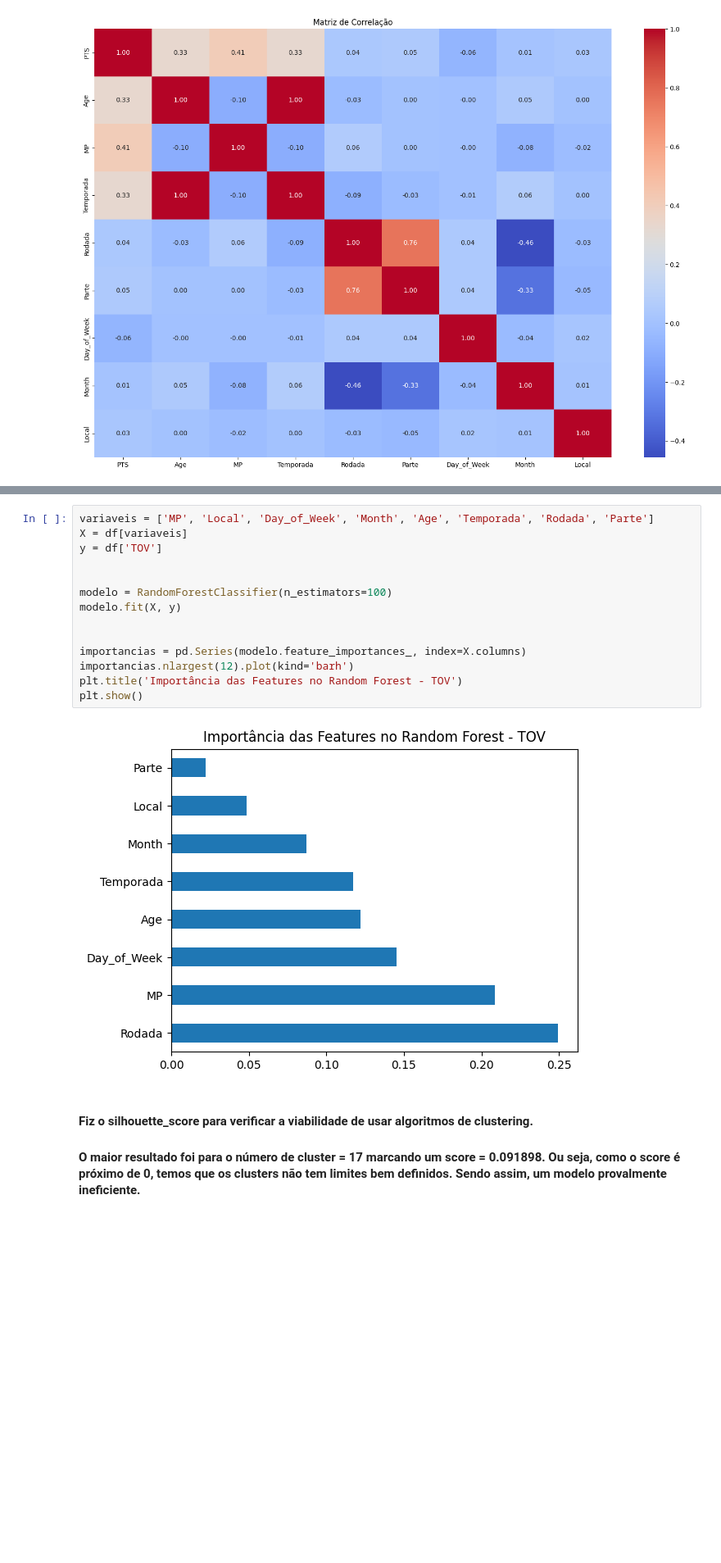
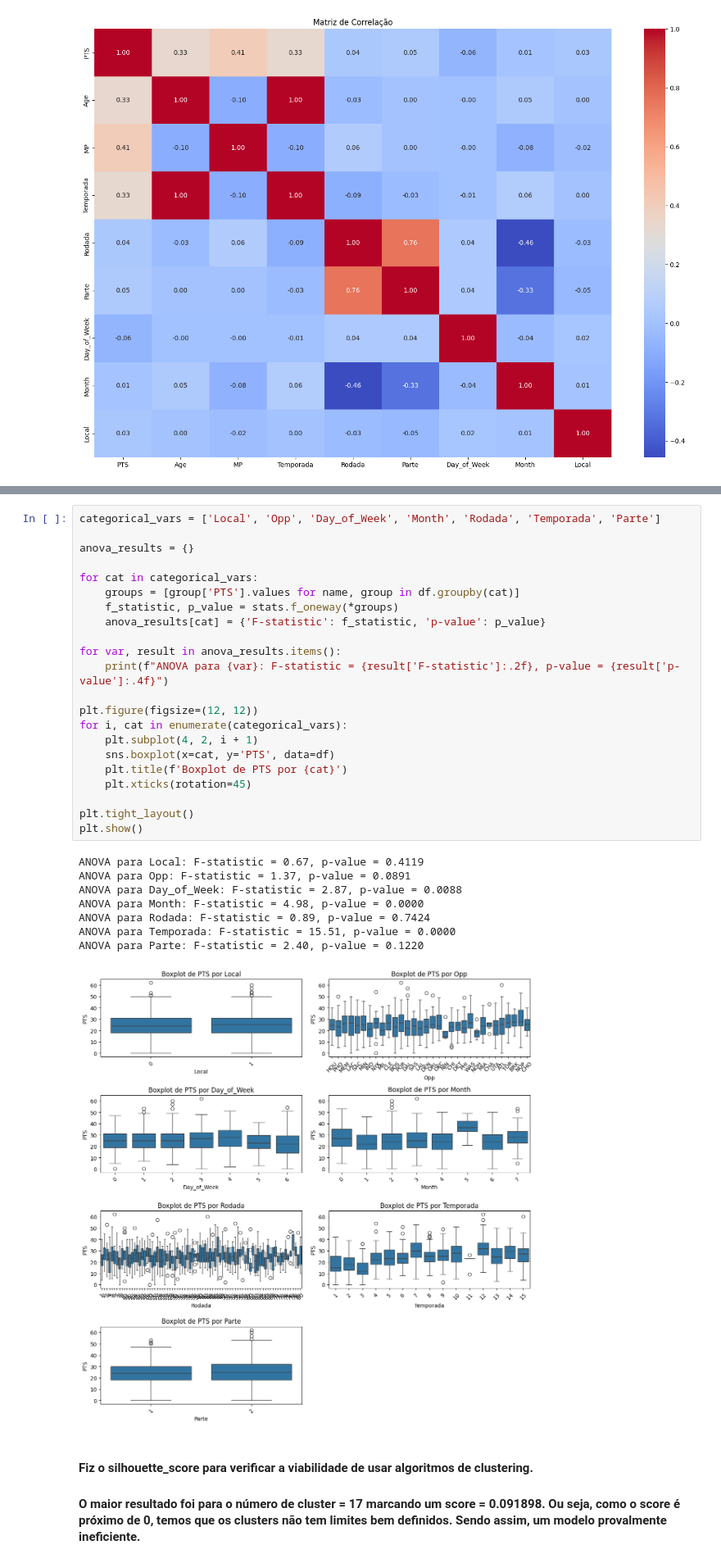
Before and after one commit to PedroHenFerreira/Coderhouse-Data-Science---Desafio-final, a Jupyter notebook: Isadora e Pedro.ipynb, the cells around one changed output, grey strips where cells are left out. Shown at 82% size. Cells and saved outputs as stored; diff of their text form; blank space fills up the shorter version.

Commit message:
Adicionando a analise ANOVA

```diff
--- a/Isadora e Pedro.ipynb
+++ b/Isadora e Pedro.ipynb
@@ -651,19 +556,34 @@ plt.show()
-# %%
-variaveis = ['MP', 'Local', 'Day_of_Week', 'Month', 'Age', 'Temporada', 'Rodada', 'Parte']
-X = df[variaveis]
-y = df['TOV']
-
-
-modelo = RandomForestClassifier(n_estimators=100)
-modelo.fit(X, y)
-
-
-importancias = pd.Series(modelo.feature_importances_, index=X.columns)
-importancias.nlargest(12).plot(kind='barh')
-plt.title('Importância das Features no Random Forest - TOV')
-plt.show()
-# %% [output]
-[figure, removed]
+# %%
+categorical_vars = ['Local', 'Opp', 'Day_of_Week', 'Month', 'Rodada', 'Temporada', 'Parte']
+
+anova_results = {}
+
+for cat in categorical_vars:
+    groups = [group['PTS'].values for name, group in df.groupby(cat)]
+    f_statistic, p_value = stats.f_oneway(*groups)
+    anova_results[cat] = {'F-statistic': f_statistic, 'p-value': p_value}
+
+for var, result in anova_results.items():
+    print(f"ANOVA para {var}: F-statistic = {result['F-statistic']:.2f}, p-value = {result['p-value']:.4f}")
+
+plt.figure(figsize=(12, 12))
+for i, cat in enumerate(categorical_vars):
+    plt.subplot(4, 2, i + 1)
+    sns.boxplot(x=cat, y='PTS', data=df)
+    plt.title(f'Boxplot de PTS por {cat}')
+    plt.xticks(rotation=45)
+
+plt.tight_layout()
+plt.show()
+# %% [output]
+ANOVA para Local: F-statistic = 0.67, p-value = 0.4119
+ANOVA para Opp: F-statistic = 1.37, p-value = 0.0891
+ANOVA para Day_of_Week: F-statistic = 2.87, p-value = 0.0088
+ANOVA para Month: F-statistic = 4.98, p-value = 0.0000
+ANOVA para Rodada: F-statistic = 0.89, p-value = 0.7424
+ANOVA para Temporada: F-statistic = 15.51, p-value = 0.0000
+ANOVA para Parte: F-statistic = 2.40, p-value = 0.1220
+[figure, added]
 # %% [markdown]
 #### Fiz o silhouette_score para verificar a viabilidade de usar algoritmos de clustering.
 
```
Also changed, not shown: parts of 24 cells of this notebook.
